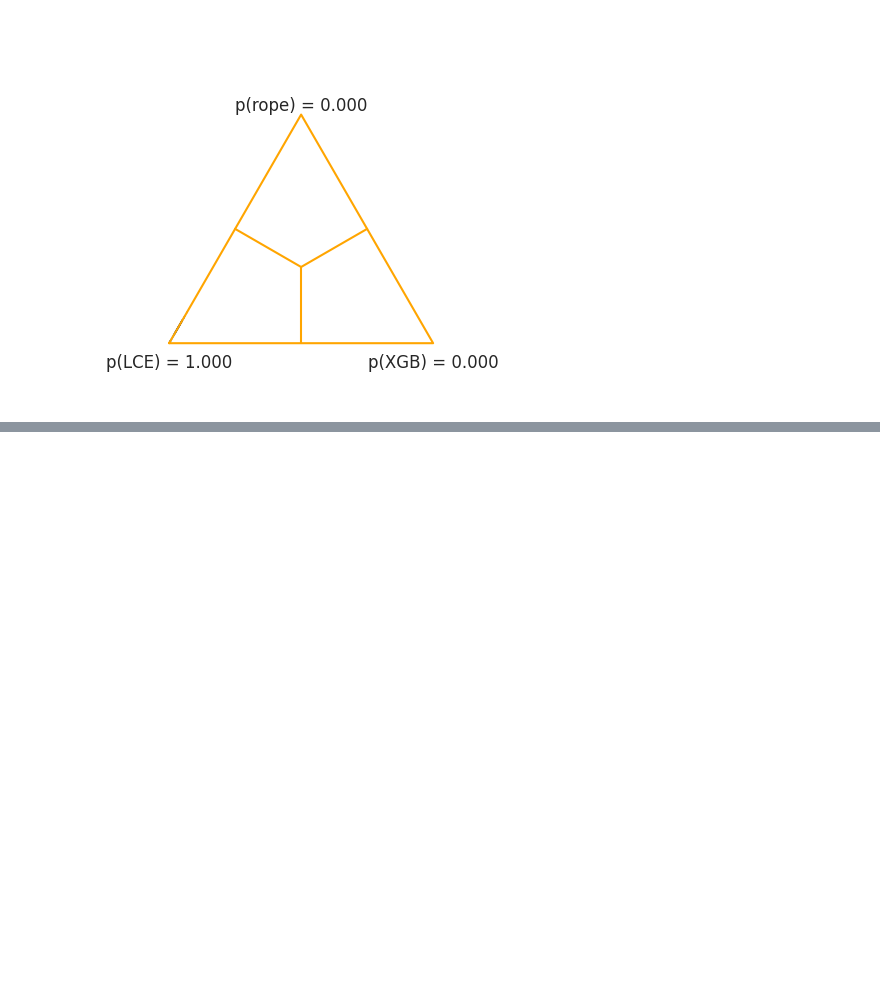
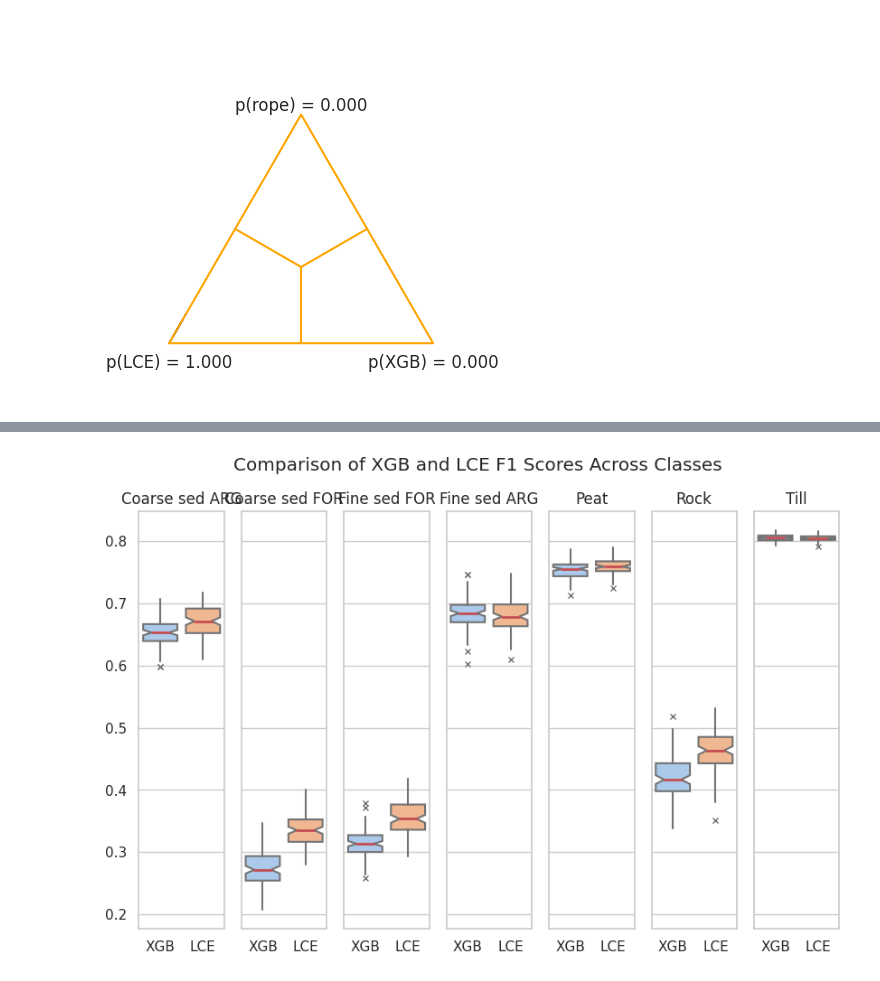
Before and after one commit to linyq017/Compare_models, a Jupyter notebook: 4. Bayesian_ttest_model_comparison.ipynb, the cells around one changed output, grey strips where cells are left out. Cells and saved outputs as stored; diff of their text form; code cells hidden in the pictures; blank space fills up the shorter version.

```diff
--- a/4. Bayesian_ttest_model_comparison.ipynb
+++ b/4. Bayesian_ttest_model_comparison.ipynb
@@ -158,0 +197,35 @@ plt.xlabel('MCC of LCE-XGB on combined dataset');
+# %%
+import seaborn as sns
+
+# Columns to plot (assuming your DataFrames are named xgb and lce)
+columns_to_plot = xgb.columns[-7:]
+
+# Set Seaborn style and color palette
+
+palette = sns.color_palette("pastel")  # You can choose a different palette
+# Class names for each category
+class_names = ['Coarse sed ARG', 'Coarse sed FOR', 'Fine sed FOR', 'Fine sed ARG', 'Peat', 'Rock', 'Till']
+
+# Number of subplots
+num_subplots = len(columns_to_plot)
+
+# Create subplots with shared y-axis
+fig, axs = plt.subplots(1, num_subplots, figsize=(10, 6), sharey=True)
+
+# Plot each column side by side using Seaborn boxplot
+for i, column in enumerate(columns_to_plot):
+    sns.boxplot(data=[xgb[column], lce[column]], ax=axs[i], palette=palette, notch=True, showcaps=False,
+    flierprops={"marker": "x"},
+    medianprops={"color": "r", "linewidth": 2},)
+    axs[i].set_title(class_names[i])  # Set title based on class_names
+    axs[i].set_xticklabels(['XGB', 'LCE'])
+
+# Set a main title
+fig.suptitle('Comparison of XGB and LCE F1 Scores Across Classes')
+
+# Adjust layout
+plt.tight_layout(rect=[0, 1.03, 1, 0.95])
+# Show the plot
+plt.show()
+# %% [output]
+[figure, added]
```
Also changed, not shown: parts of 9 cells of this notebook.
